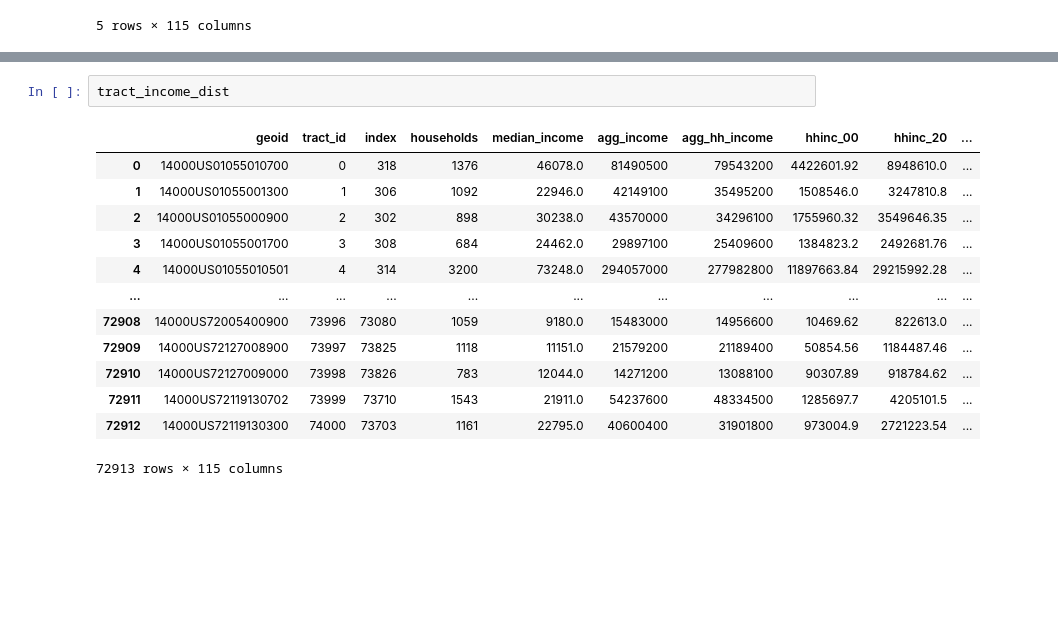
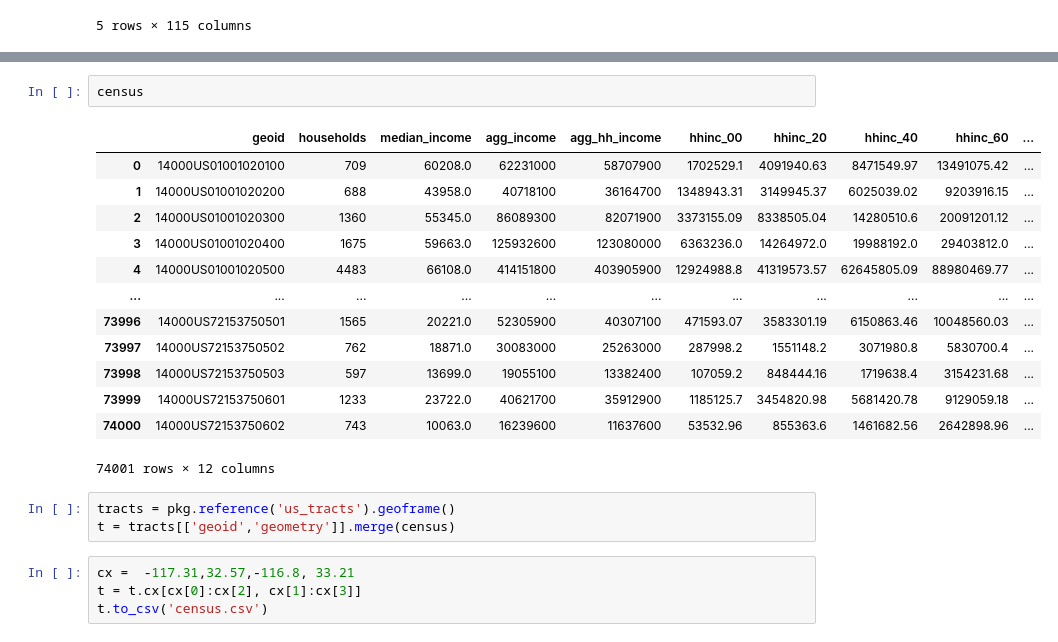
Before and after one commit to metatab-packages/civicknowledge.com-income_dist-tract, a Jupyter notebook: notebooks/Extract.ipynb, the cells around one changed output, grey strips where cells are left out. Drawn from its saved outputs; the diff is of its cells as text; blank space fills up the shorter version.

```diff
--- a/notebooks/Extract.ipynb
+++ b/notebooks/Extract.ipynb
@@ -269,16 +244,23 @@ income_ranges
-# %%
-tract_income_dist
-# %% [output]
-|  | geoid | tract_id | index | households | median_income | agg_income | agg_hh_income | hhinc_00 | hhinc_20 | ... |
-| 0 | 14000US01055010700 | 0 | 318 | 1376 | 46078.0 | 81490500 | 79543200 | 4422601.92 | 8948610.0 | ... |
-| 1 | 14000US01055001300 | 1 | 306 | 1092 | 22946.0 | 42149100 | 35495200 | 1508546.0 | 3247810.8 | ... |
-| 2 | 14000US01055000900 | 2 | 302 | 898 | 30238.0 | 43570000 | 34296100 | 1755960.32 | 3549646.35 | ... |
-| 3 | 14000US01055001700 | 3 | 308 | 684 | 24462.0 | 29897100 | 25409600 | 1384823.2 | 2492681.76 | ... |
-| 4 | 14000US01055010501 | 4 | 314 | 3200 | 73248.0 | 294057000 | 277982800 | 11897663.84 | 29215992.28 | ... |
-| ... | ... | ... | ... | ... | ... | ... | ... | ... | ... | ... |
-| 72908 | 14000US72005400900 | 73996 | 73080 | 1059 | 9180.0 | 15483000 | 14956600 | 10469.62 | 822613.0 | ... |
-| 72909 | 14000US72127008900 | 73997 | 73825 | 1118 | 11151.0 | 21579200 | 21189400 | 50854.56 | 1184487.46 | ... |
-| 72910 | 14000US72127009000 | 73998 | 73826 | 783 | 12044.0 | 14271200 | 13088100 | 90307.89 | 918784.62 | ... |
-| 72911 | 14000US72119130702 | 73999 | 73710 | 1543 | 21911.0 | 54237600 | 48334500 | 1285697.7 | 4205101.5 | ... |
-| 72912 | 14000US72119130300 | 74000 | 73703 | 1161 | 22795.0 | 40600400 | 31901800 | 973004.9 | 2721223.54 | ... |
-72913 rows × 115 columns
+# %%
+census
+# %% [output]
+|  | geoid | households | median_income | agg_income | agg_hh_income | hhinc_00 | hhinc_20 | hhinc_40 | hhinc_60 | ... |
+| 0 | 14000US01001020100 | 709 | 60208.0 | 62231000 | 58707900 | 1702529.1 | 4091940.63 | 8471549.97 | 13491075.42 | ... |
+| 1 | 14000US01001020200 | 688 | 43958.0 | 40718100 | 36164700 | 1348943.31 | 3149945.37 | 6025039.02 | 9203916.15 | ... |
+| 2 | 14000US01001020300 | 1360 | 55345.0 | 86089300 | 82071900 | 3373155.09 | 8338505.04 | 14280510.6 | 20091201.12 | ... |
+| 3 | 14000US01001020400 | 1675 | 59663.0 | 125932600 | 123080000 | 6363236.0 | 14264972.0 | 19988192.0 | 29403812.0 | ... |
+| 4 | 14000US01001020500 | 4483 | 66108.0 | 414151800 | 403905900 | 12924988.8 | 41319573.57 | 62645805.09 | 88980469.77 | ... |
+| ... | ... | ... | ... | ... | ... | ... | ... | ... | ... | ... |
+| 73996 | 14000US72153750501 | 1565 | 20221.0 | 52305900 | 40307100 | 471593.07 | 3583301.19 | 6150863.46 | 10048560.03 | ... |
+| 73997 | 14000US72153750502 | 762 | 18871.0 | 30083000 | 25263000 | 287998.2 | 1551148.2 | 3071980.8 | 5830700.4 | ... |
+| 73998 | 14000US72153750503 | 597 | 13699.0 | 19055100 | 13382400 | 107059.2 | 848444.16 | 1719638.4 | 3154231.68 | ... |
+| 73999 | 14000US72153750601 | 1233 | 23722.0 | 40621700 | 35912900 | 1185125.7 | 3454820.98 | 5681420.78 | 9129059.18 | ... |
+| 74000 | 14000US72153750602 | 743 | 10063.0 | 16239600 | 11637600 | 53532.96 | 855363.6 | 1461682.56 | 2642898.96 | ... |
+74001 rows × 12 columns
+# %%
+tracts = pkg.reference('us_tracts').geoframe()
+t = tracts[['geoid','geometry']].merge(census)
+# %%
+cx =  -117.31,32.57,-116.8, 33.21
+t = t.cx[cx[0]:cx[2], cx[1]:cx[3]]
+t.to_csv('census.csv')
```
Also changed, not shown: parts of 9 cells of this notebook, 1 other file.
